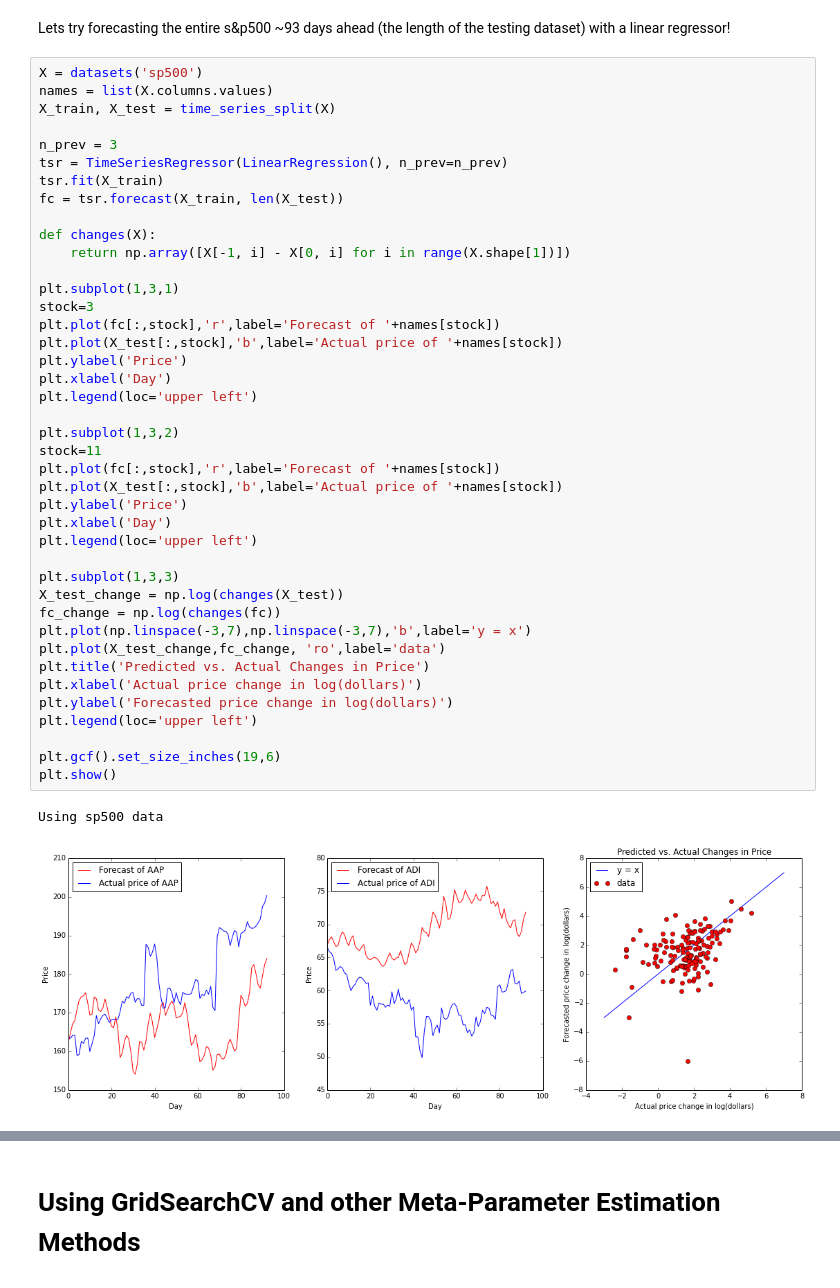
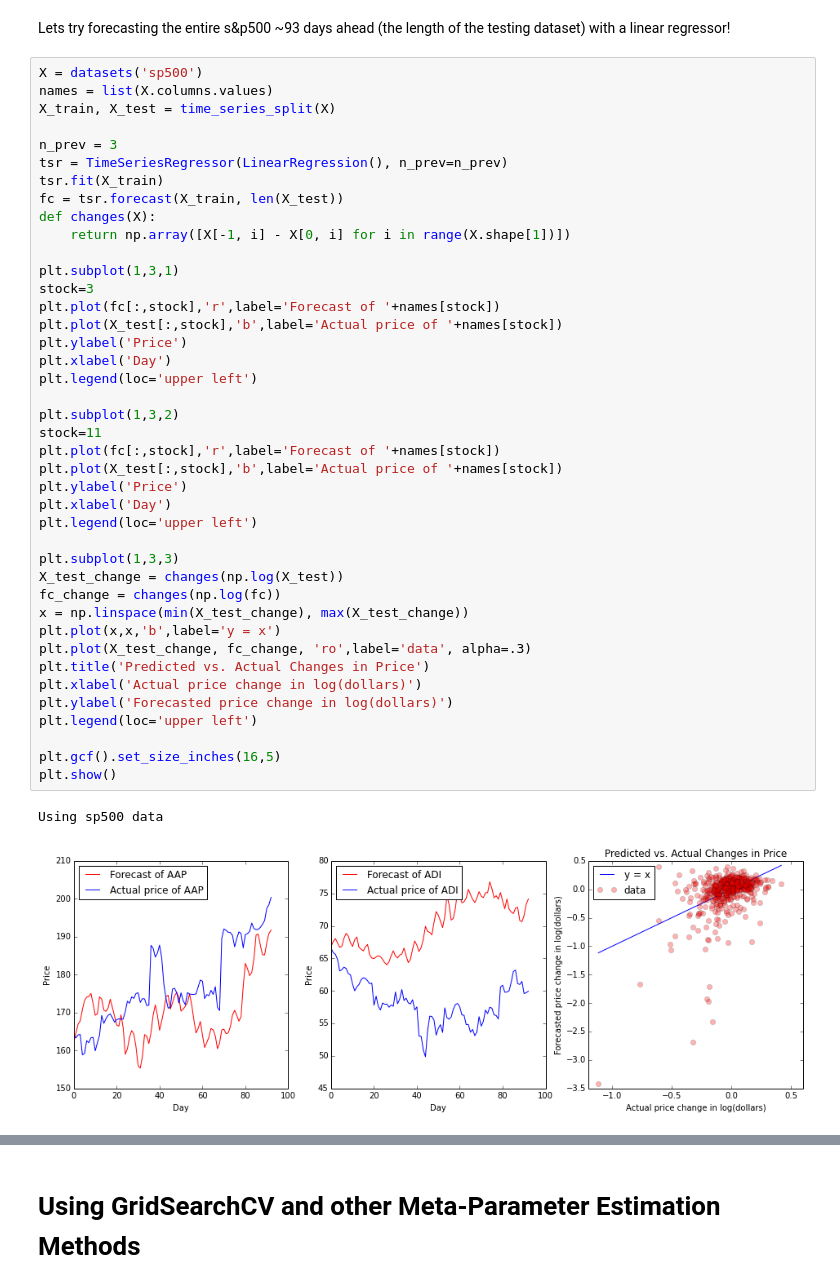
Before and after one commit to mhamilton723/tseries, a Jupyter notebook: Time Series Estimator Demo.ipynb, the cells around one changed output, grey strips where cells are left out. Drawn from its saved outputs; the diff is of its cells as text.

```diff
--- a/Time Series Estimator Demo.ipynb
+++ b/Time Series Estimator Demo.ipynb
@@ -114,38 +114,38 @@ n_prev = 3
 tsr = TimeSeriesRegressor(LinearRegression(), n_prev=n_prev)
 tsr.fit(X_train)
 fc = tsr.forecast(X_train, len(X_test))
-
 def changes(X):
     return np.array([X[-1, i] - X[0, i] for i in range(X.shape[1])])
 
 plt.subplot(1,3,1)
 stock=3
 plt.plot(fc[:,stock],'r',label='Forecast of '+names[stock])
 plt.plot(X_test[:,stock],'b',label='Actual price of '+names[stock])
 plt.ylabel('Price')
 plt.xlabel('Day')
 plt.legend(loc='upper left')
 
 plt.subplot(1,3,2)
 stock=11
 plt.plot(fc[:,stock],'r',label='Forecast of '+names[stock])
 plt.plot(X_test[:,stock],'b',label='Actual price of '+names[stock])
 plt.ylabel('Price')
 plt.xlabel('Day')
 plt.legend(loc='upper left')
 
 plt.subplot(1,3,3)
-X_test_change = np.log(changes(X_test))
-fc_change = np.log(changes(fc))
-plt.plot(np.linspace(-3,7),np.linspace(-3,7),'b',label='y = x')
-plt.plot(X_test_change,fc_change, 'ro',label='data')
+X_test_change = changes(np.log(X_test))
+fc_change = changes(np.log(fc))
+x = np.linspace(min(X_test_change), max(X_test_change))
+plt.plot(x,x,'b',label='y = x')
+plt.plot(X_test_change, fc_change, 'ro',label='data', alpha=.3)
 plt.title('Predicted vs. Actual Changes in Price')
 plt.xlabel('Actual price change in log(dollars)')
 plt.ylabel('Forecasted price change in log(dollars)')
 plt.legend(loc='upper left')
 
-plt.gcf().set_size_inches(19,6)
+plt.gcf().set_size_inches(16,5)
 plt.show()
 # %% [output]
 Using sp500 data
-[figure, old version]
+[figure, new version]
```
Also changed, not shown: parts of 9 cells of this notebook, 1 other file.
